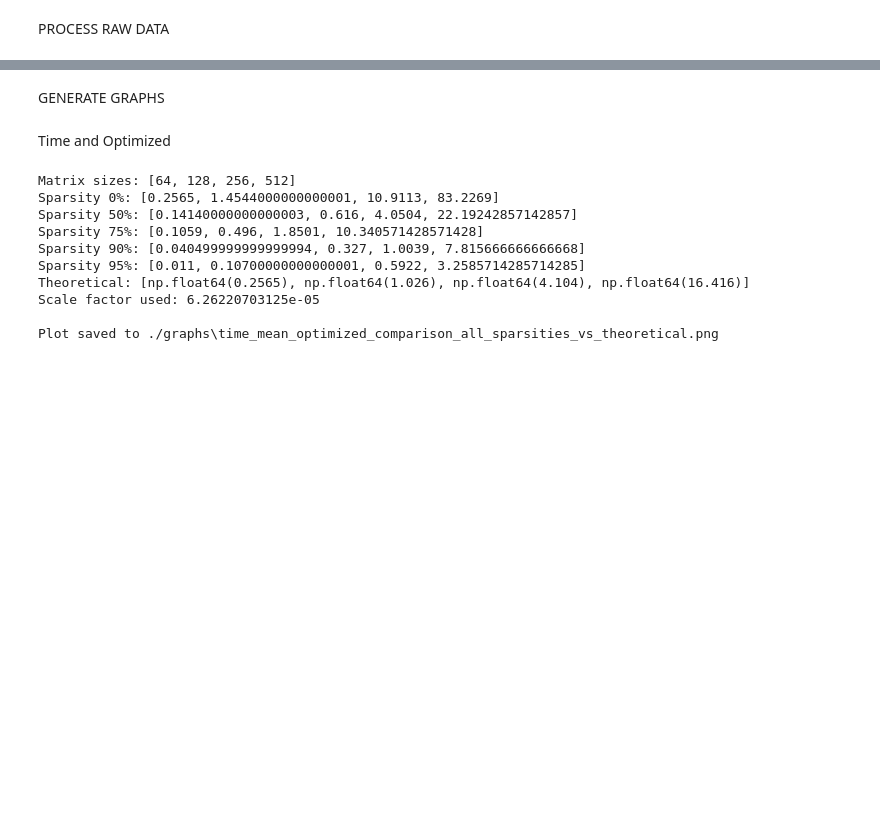
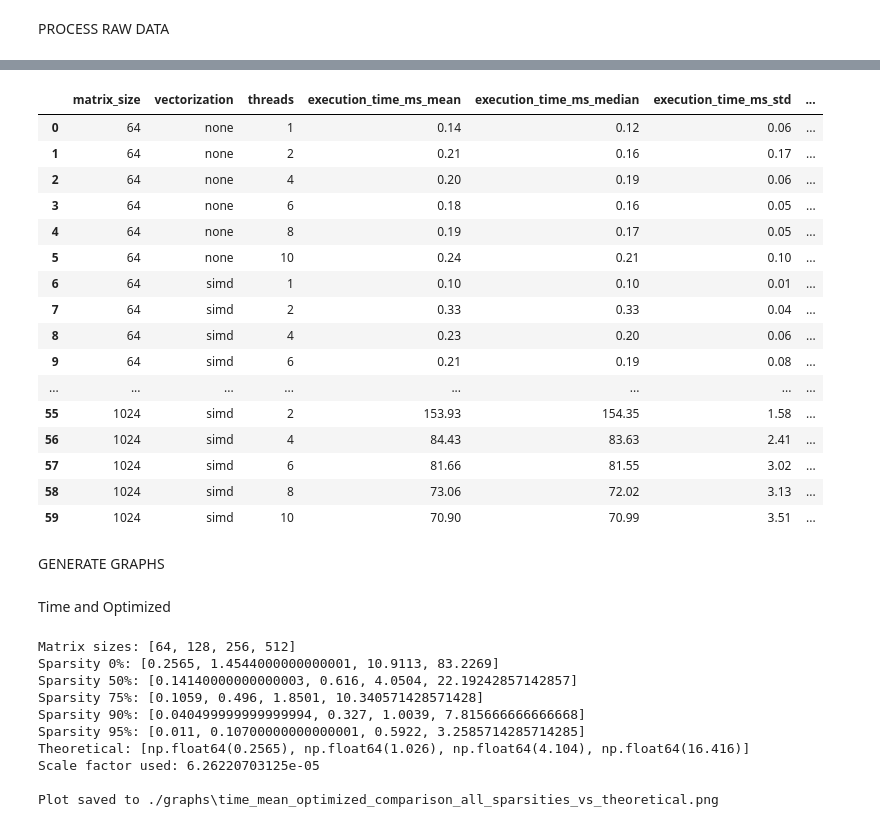
Before and after one commit to KaarloCaballero/Big_data-Task_3, a Jupyter notebook: process_data.ipynb, the cells around one changed output, grey strips where cells are left out. Cells and saved outputs as stored; diff of their text form; code cells hidden in the pictures; blank space fills up the shorter version.

Commit message:
Aggregated data calculated, still to do the graphs

```diff
--- a/process_data.ipynb
+++ b/process_data.ipynb
@@ -6,13 +6,3 @@ import numpy as np
 import matplotlib.cm as cm
 # %% [markdown]
 PROCESS RAW DATA
-# %%
-file_path = "benchmark_raw_results.csv"  # replace with your file path
-agg_df = pd.read_csv(file_path, sep=';')
-
-# Replace comma with dot for numeric columns and convert to float
-numeric_cols = ['execution_time_ms', 'memory_usage_mb']
-for col in numeric_cols:
-    agg_df[col] = agg_df[col].str.replace(',', '.').astype(float)
-
-agg_df
@@ -105,0 +9,66 @@ agg_df
+# %%
+import pandas as pd
+
+file_path = "benchmark_raw_results.csv"  # path to your file
+df = pd.read_csv(file_path, sep=';')
+
+# -------------------------
+# 1. Convert numeric columns
+# -------------------------
+numeric_cols = [
+    'execution_time_ms',
+    'alloc_mem_mb',
+    'peak_mem_mb',
+    'cpu_usage_percent'
+]
+
+for col in numeric_cols:
+    df[col] = (
+        df[col]
+        .astype(str)
+        .str.replace(',', '.', regex=False)
+        .apply(pd.to_numeric, errors='coerce')
+    )
+
+# -------------------------
+# 2. Remove warm-up runs
+# -------------------------
+df = df[df['warm-up'] != 1]
+
+# -------------------------
+# 3. Drop unused columns
+# -------------------------
+columns_to_drop = ['run_id', 'timestamp', 'warm-up', 'notes']
+df = df.drop(columns=columns_to_drop)
+
+# -------------------------
+# 4. Aggregation
+# -------------------------
+group_cols = ['matrix_size', 'vectorization', 'threads']
+
+agg_dict = {
+    'execution_time_ms': ['mean', 'median', 'std'],
+    'alloc_mem_mb': ['mean', 'median', 'std'],
+    'peak_mem_mb': ['mean', 'median', 'std'],
+    'cpu_usage_percent': ['mean', 'median', 'std']
+}
+
+agg_df = df.groupby(group_cols).agg(agg_dict).reset_index()
+
+# Flatten MultiIndex columns
+agg_df.columns = ['_'.join(filter(None, col)).rstrip('_') for col in agg_df.columns]
+
+# -------------------------
+# 5. Round numeric columns to 2 decimals
+# -------------------------
+numeric_cols_agg = [col for col in agg_df.columns if col not in group_cols]
+agg_df[numeric_cols_agg] = agg_df[numeric_cols_agg].round(2)
+
+# -------------------------
+# 6. Save aggregated results
+# -------------------------
+agg_df.to_csv('benchmark_aggregated_results.csv', index=False, sep=';')
+
+print("Aggregated data saved as benchmark_aggregated_results.csv")
+agg_df
+# %% [output]
@@ -106,3 +76,20 @@ agg_df
+|  | matrix_size | vectorization | threads | execution_time_ms_mean | execution_time_ms_median | execution_time_ms_std | ... |
+| 0 | 64 | none | 1 | 0.14 | 0.12 | 0.06 | ... |
+| 1 | 64 | none | 2 | 0.21 | 0.16 | 0.17 | ... |
+| 2 | 64 | none | 4 | 0.20 | 0.19 | 0.06 | ... |
+| 3 | 64 | none | 6 | 0.18 | 0.16 | 0.05 | ... |
+| 4 | 64 | none | 8 | 0.19 | 0.17 | 0.05 | ... |
+| 5 | 64 | none | 10 | 0.24 | 0.21 | 0.10 | ... |
+| 6 | 64 | simd | 1 | 0.10 | 0.10 | 0.01 | ... |
+| 7 | 64 | simd | 2 | 0.33 | 0.33 | 0.04 | ... |
+| 8 | 64 | simd | 4 | 0.23 | 0.20 | 0.06 | ... |
+| 9 | 64 | simd | 6 | 0.21 | 0.19 | 0.08 | ... |
+| ... | ... | ... | ... | ... | ... | ... | ... |
+| 55 | 1024 | simd | 2 | 153.93 | 154.35 | 1.58 | ... |
+| 56 | 1024 | simd | 4 | 84.43 | 83.63 | 2.41 | ... |
+| 57 | 1024 | simd | 6 | 81.66 | 81.55 | 3.02 | ... |
+| 58 | 1024 | simd | 8 | 73.06 | 72.02 | 3.13 | ... |
+| 59 | 1024 | simd | 10 | 70.90 | 70.99 | 3.51 | ... |
 # %% [markdown]
 GENERATE GRAPHS
 # %%
```
Also changed, not shown: parts of 5 cells of this notebook, 1 other file.
